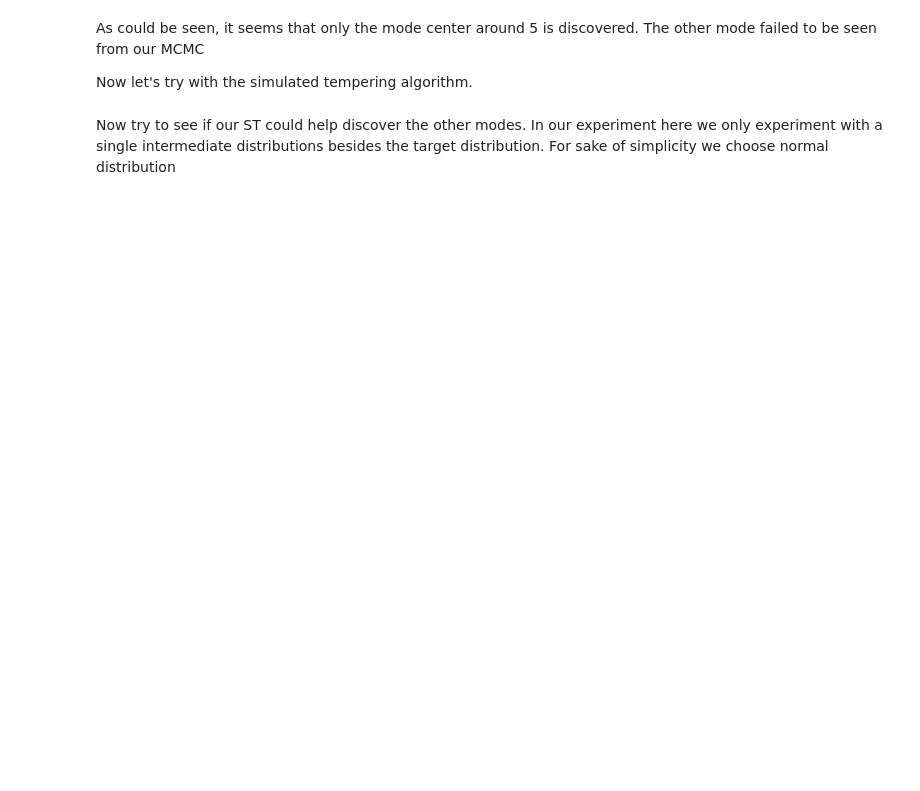
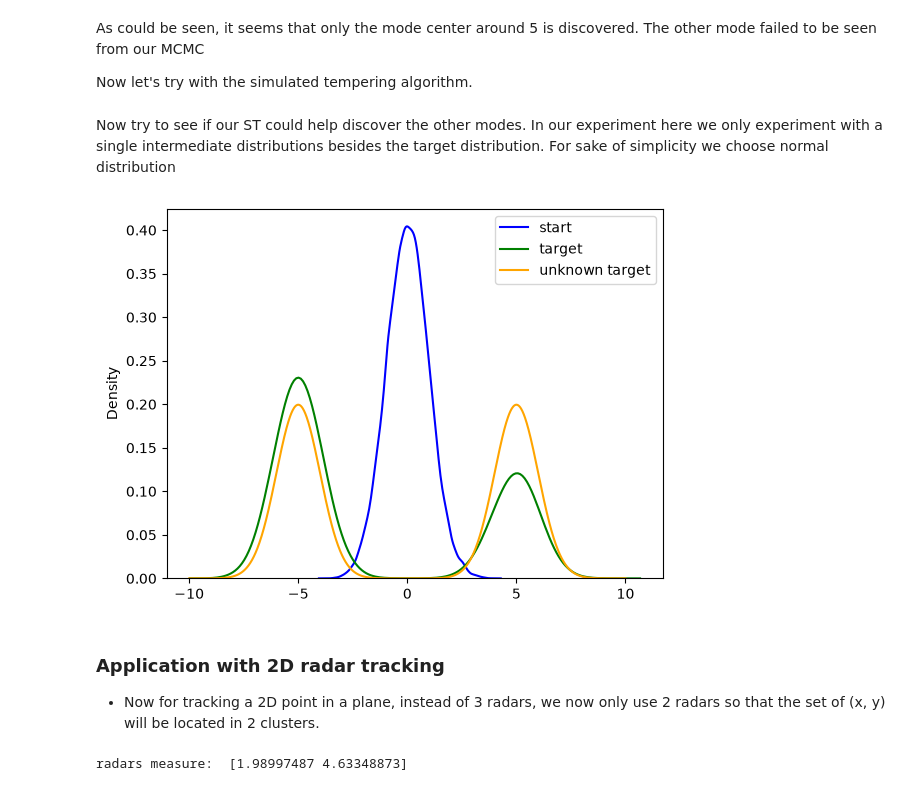
Before and after one commit to saobangmath/MiniProject-PhD-, a Jupyter notebook: MCMC/MCMC.ipynb, the cells around one changed output. Saved outputs shown, nothing was run; the diff lists cells and outputs as text; code cells hidden in the pictures; blank space fills up the shorter version.

Commit message:
add application for 2D radars tracking

```diff
--- a/MCMC/MCMC.ipynb
+++ b/MCMC/MCMC.ipynb
@@ -259,6 +263,7 @@ Now let's try with the simulated tempering algorithm.
 # %%
 from tqdm import trange
 import numpy as np
+import copy
 
 class SimulatedTempering(object):
     def __init__(self, target_dist, target_sample, proposed_fn):
@@ -278,30 +283,35 @@ class SimulatedTempering(object):
             for i in range(len(self._inter_dists) - 1, 0, -1):
                 # mcmc for both i-1, i distribs
                 dist_i, dist_j = self._inter_dists[i], self._inter_dists[i-1]
-                z_i_proposed, z_i_old = self._proposed_fn(self._inter_samples[i][-1]), self._inter_samples[i][-1]
-                z_j_proposed, z_j_old = self._proposed_fn(self._inter_samples[i-1][-1]), self._inter_samples[i-1][-1]
+                z_i_old, z_j_old = self._inter_samples[i][-1], self._inter_samples[i-1][-1]
+                z_i_proposed, z_j_proposed = self._proposed_fn(z_i_old), self._proposed_fn(z_j_old)
 
-                z_i_new = z_i_proposed if (np.log(np.random.uniform()) <= min(0, dist_i(z_i_proposed) - dist_i(z_i_old))) else z_i_old
-                z_j_new = z_j_proposed if (np.log(np.random.uniform()) <= min(0, dist_j(z_j_proposed) - dist_j(z_j_old))) else z_j_old
+                z_i_new = z_i_proposed if (np.log(np.random.uniform()) < min(0, dist_i(z_i_proposed) - dist_i(z_i_old))) else z_i_old
+                z_j_new = z_j_proposed if (np.log(np.random.uniform()) < min(0, dist_j(z_j_proposed) - dist_j(z_j_old))) else z_j_old
 
                 # swap between 2 distribs
                 log_ratio_new = dist_i(z_j_new) + dist_j(z_i_new)
                 log_ratio_old = dist_i(z_i_new) + dist_j(z_j_new)
-                if np.log(np.random.uniform()) <= min(log_ratio_new - log_ratio_old, 0):
+                if np.log(np.random.uniform()) < min(log_ratio_new - log_ratio_old, 0):
                     z_i_new, z_j_new = z_j_new, z_i_new
 
-                self._inter_samples[i].append(z_i_new)
-                self._inter_samples[i-1].append(z_j_new)
+                self._inter_samples[i].append(copy.deepcopy(z_i_new))
+                self._inter_samples[i-1].append(copy.deepcopy(z_j_new))
 
+    def get_start_samples(self):
+        return copy.deepcopy(self._inter_samples[-1])
 
     def get_target_samples(self):
-        return self._inter_samples[0]
+        return copy.deepcopy(self._inter_samples[0])
 # %% [markdown]
 Now try to see if our ST could help discover the other modes.
 In our experiment here we only experiment with a single intermediate distributions besides the target distribution.
 For sake of simplicity we choose normal distribution
 # %%
 from scipy.stats import norm
+
+def proposed_fn(z):
+    return z + np.random.normal(loc = 0, scale = 0.5)
 
 solver = SimulatedTempering(
     pi_1_log_pdf,
@@ -314,10 +324,21 @@ solver.add_intermediate_dist(
     1
 )
 
-solver.run(iters = 10000)
+solver.run(iters = 60000)
 # %%
 fig, ax =  plt.subplots()
-z_list = solver.get_target_samples()
-sns.kdeplot(z_list, color = 'blue', ax = ax)
-ax.plot(x, np.exp(y), color = 'orange')
+start_sample_list = solver.get_start_samples()
+target_sample_list = solver.get_target_samples()
+
+sns.kdeplot(start_sample_list, color = 'blue', ax = ax, label = 'start')
+sns.kdeplot(target_sample_list, color = 'green', ax = ax, label = 'target')
+ax.plot(x, np.exp(y), color = 'orange', label = 'unknown target')
+
+plt.legend()
 plt.show()
+# %% [output]
+[figure, added]
+# %% [markdown]
+### Application with 2D radar tracking
+
+- Now for tracking a 2D point in a plane, instead of 3 radars, we now only use 2 radars so that the set of (x, y) will be located in 2 clusters.
@@ -323,0 +375,6 @@ plt.show()
+# %%
+# measure by radar with noise
+radar_measures = np.linalg.norm(radar_locs - pos_truth, axis=1) + np.random.normal(loc = 0, scale = radar_sigmas)
+print("radars measure: ", radar_measures)
+# %% [output]
+radars measure:  [1.98997487 4.63348873]
```
Also changed, not shown: parts of 16 cells of this notebook.
